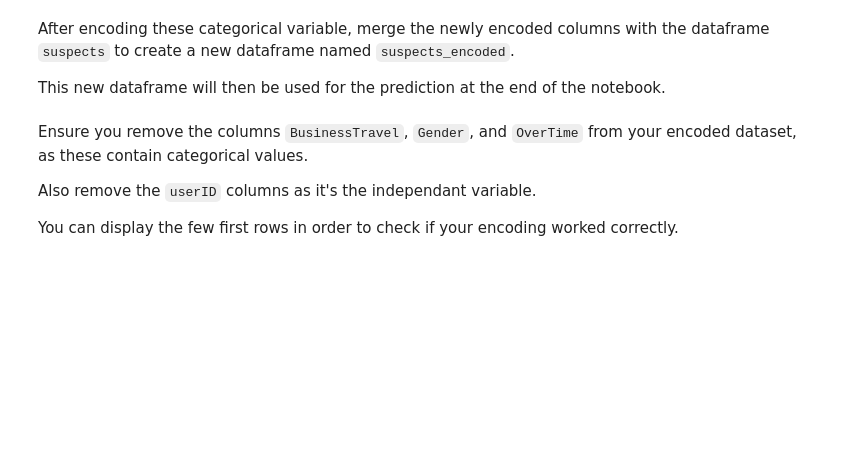
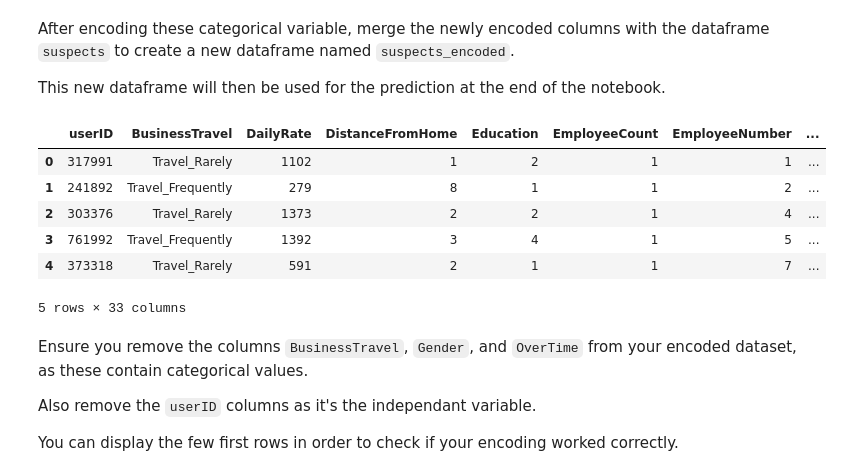
Before and after one commit to AmirJffr/DataScience-and-Machine-Learning-Master-SI, a Jupyter notebook: Assignements/Part 3/Assignment_part_3.ipynb, the cells around one changed output. Drawn from its saved outputs; the diff is of its cells as text; code cells hidden in the pictures; blank space fills up the shorter version.

```diff
--- a/Assignements/Part 3/Assignment_part_3.ipynb
+++ b/Assignements/Part 3/Assignment_part_3.ipynb
@@ -191,3 +190,10 @@ Let's start by encoding our 3 categorical variables:
+# %%
+laEncoder = LabelEncoder()
+suspects["le_BusinessTravel"] = laEncoder.fit_transform(suspects["BusinessTravel"])
+onehot = OneHotEncoder(drop=None, sparse_output=False)
+encoded_suspects = onehot.fit_transform(suspects[["Gender", "OverTime"]])
+encoded_cols = onehot.get_feature_names_out(["Gender", "OverTime"])
+encoded_suspects = pd.DataFrame(encoded_suspects, columns=encoded_cols, index=suspects.index)
 # %% [markdown]
  After encoding these categorical variable, merge the newly encoded columns with the dataframe `suspects` to create a new dataframe named `suspects_encoded`.
 
@@ -197,3 +201,14 @@ This new dataframe will then be used for the prediction at the end of the notebo
+# %%
+suspects_encoded = pd.concat([suspects, encoded_suspects], axis=1)
+suspects_encoded.head()
+# %% [output]
+|  | userID | BusinessTravel | DailyRate | DistanceFromHome | Education | EmployeeCount | EmployeeNumber | ... |
+| 0 | 317991 | Travel_Rarely | 1102 | 1 | 2 | 1 | 1 | ... |
+| 1 | 241892 | Travel_Frequently | 279 | 8 | 1 | 1 | 2 | ... |
+| 2 | 303376 | Travel_Rarely | 1373 | 2 | 2 | 1 | 4 | ... |
+| 3 | 761992 | Travel_Frequently | 1392 | 3 | 4 | 1 | 5 | ... |
+| 4 | 373318 | Travel_Rarely | 591 | 2 | 1 | 1 | 7 | ... |
+5 rows × 33 columns
 # %% [markdown]
 Ensure you remove the columns `BusinessTravel`, `Gender`, and `OverTime` from your encoded dataset, as these contain categorical values.
 
```
Also changed, not shown: parts of 30 cells of this notebook.
